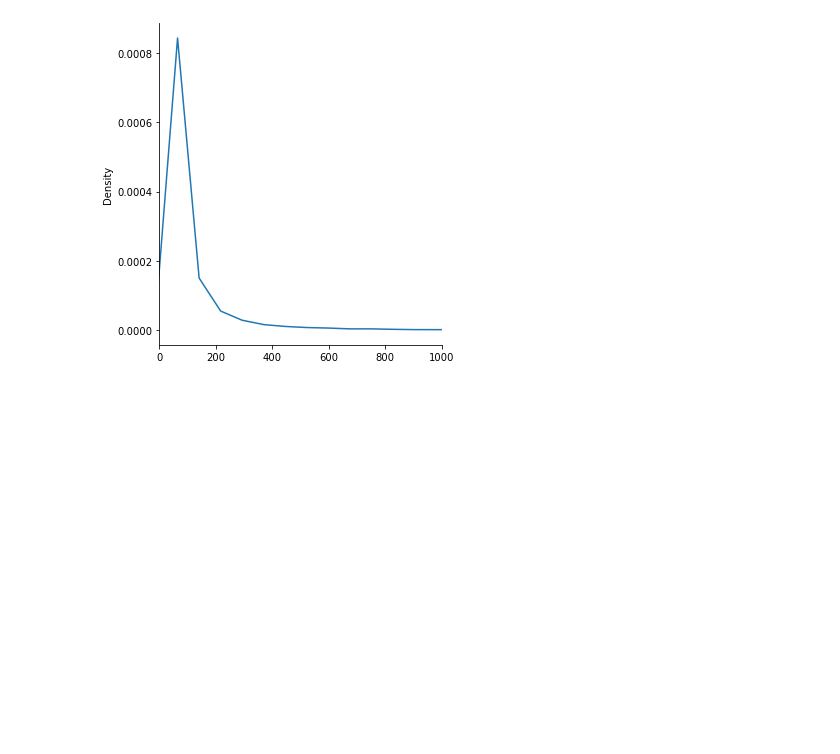
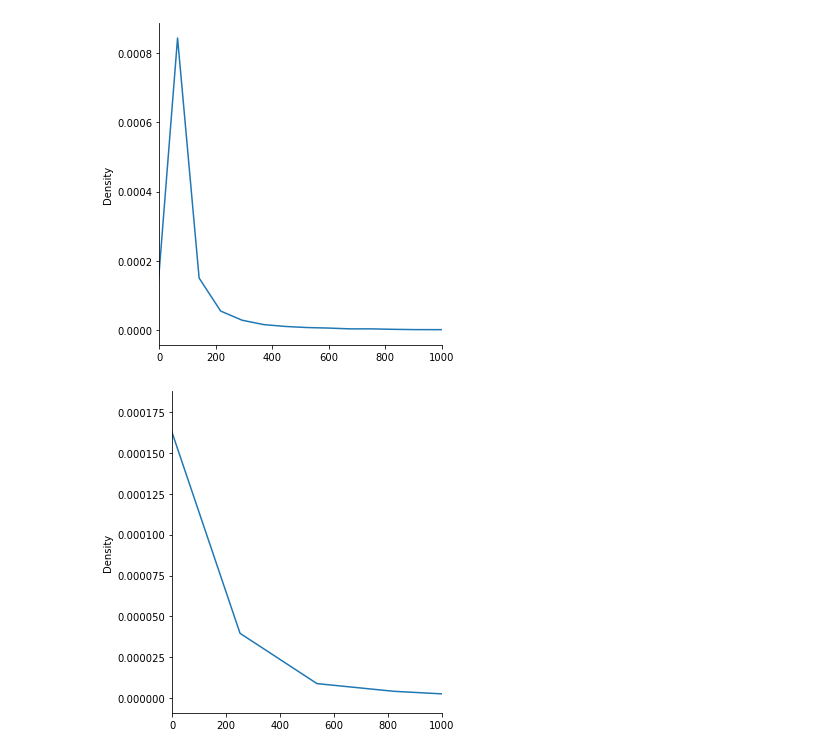
Before and after one commit to rbroc/ctx_transformers, a Jupyter notebook: notebooks/viz_agg.ipynb, the cells around one changed output. Cells and saved outputs as stored; diff of their text form; code cells hidden in the pictures; blank space fills up the shorter version.

```diff
--- a/notebooks/viz_agg.ipynb
+++ b/notebooks/viz_agg.ipynb
@@ -47,0 +46,15 @@ plt.show()
+# %%
+train_path = glob.glob('../reddit/data/json/posts/*/*/*')
+n_posts = []
+score = []
+comm = []
+for idx, f in enumerate(train_path):
+    d = json.load(gzip.open(f))
+    score += [i['score'] for i in d]
+    comm += [i['comments'] for i in d]
+# %%
+sns.displot(score, kind='kde')
+plt.xlim(0,1000)
+plt.show()
+# %% [output]
+[figure, added]
```
Also changed, not shown: parts of 3 cells of this notebook, 13 other files.
